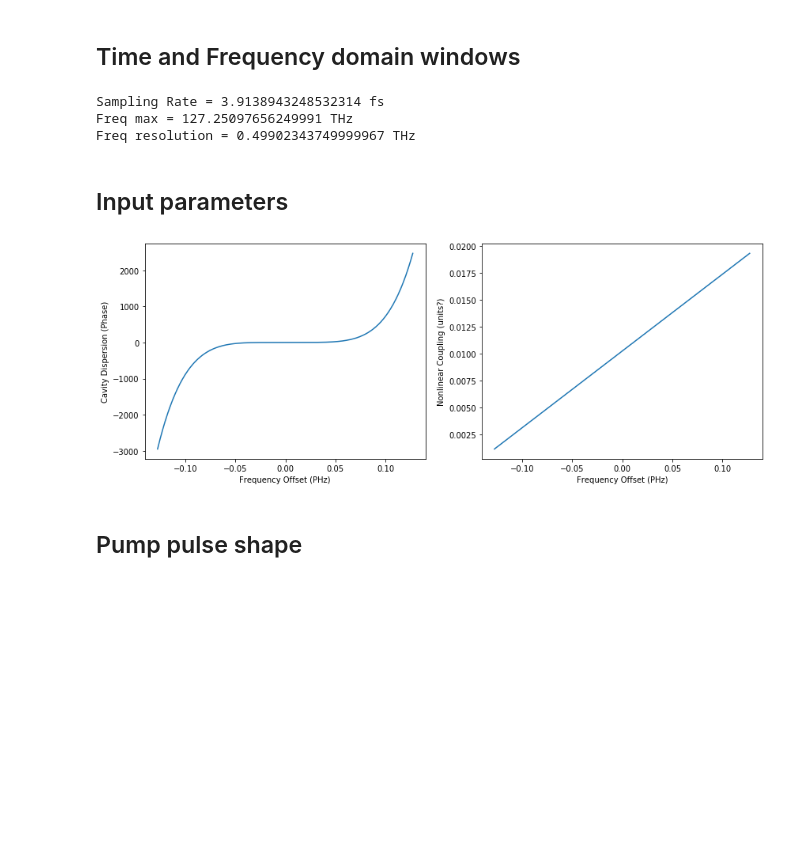
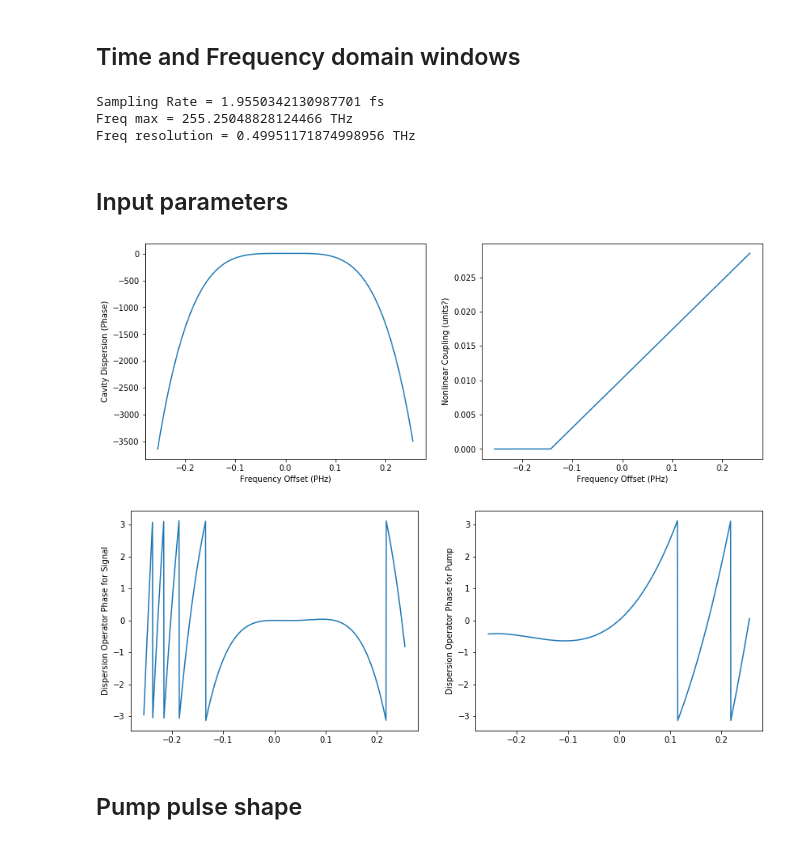
Before and after one commit to ledezmaluism/snow, a Jupyter notebook: Notebooks/Nonlinear_Pulse_3.ipynb, the cells around one changed output. Saved outputs shown, nothing was run; the diff lists cells and outputs as text; code cells hidden in the pictures; blank space fills up the shorter version.

```diff
--- a/Notebooks/Nonlinear_Pulse_3.ipynb
+++ b/Notebooks/Nonlinear_Pulse_3.ipynb
@@ -157,7 +103,7 @@ def opo(b_input, N, L, h, Da, Db, fb, kappa, plot=False):
 ## Time and Frequency domain windows
 # %%
 #Simulation window setup
-NFFT = 2**9 #Fourier size
+NFFT = 2**10 #Fourier size
 
 Tmax = 1000 #(fs) window will go from -Tmax to Tmax)
 t = np.linspace(-Tmax, Tmax, NFFT)
@@ -166,13 +112,13 @@ print('Sampling Rate =', ts, 'fs')
 # window = np.hamming(N)
 
 #Frequency domain
-Omega = 2*pi*np.fft.fftfreq(t.size, ts) #Angular frequencies
+Omega = 2*pi*fftfreq(t.size, ts) #Angular frequencies
 print('Freq max =', np.amax(Omega)*1e3/(2*pi), 'THz')
 print('Freq resolution =', Omega[1]*1e3/(2*pi), 'THz')
 # %% [output]
-Sampling Rate = 3.9138943248532314 fs
-Freq max = 127.25097656249991 THz
-Freq resolution = 0.49902343749999967 THz
+Sampling Rate = 1.9550342130987701 fs
+Freq max = 255.25048828124466 THz
+Freq resolution = 0.49951171874998956 THz
 # %% [markdown]
 ## Input parameters
 # %%
@@ -188,6 +134,7 @@ l = c*dT/wlb #Detuning parameter l
 pump_pwr = 0.5 #Average pump power (W)
 Tp = 70 #Input pulse width (fs)
 Ws = 14e-3 #Beam waist of signal (mm)
+Nrt = 300 #Round trips
 
 #Cavity dispersion parameters
 phi2 = 25
@@ -197,44 +144,57 @@ phi5 = 983328
 
 #Crystal parameters
 L = 1 #mm
+h = L/50 #Distance step Size
 alpha_a = 0.00691 #loss for signal in crystal (1/mm)
 alpha_b = 0.00691 #loss for pump in crystal (1/mm)
 u = 112.778 #Group velocity mismatch (fs/mm)
 b2a = -53.64 #second order GVD signal (fs^2/mm)
 b3a = 756.14 #third order GVD signal (fs^3/mm)
 b4a = -2924.19 #fourth order GVD signal (fs^4/mm)
 b2b = 240.92 #second order GVD pump (fs^2/mm)
 b3b = 211.285 #second order GVD pump (fs^3/mm)
 b4b = -18.3758 #second order GVD pump (fs^4/mm)
 deff = 2/pi*16e-9 #effective nonlinear coefficient (mm/V)
 na = 2.2333# refractive index at signal
 nb = 2.1935# refractive index at pump
 
 kappa = np.sqrt(2*377)*deff*(Omega+wa)/(Ws*na*c*np.sqrt(pi*nb)) #Nonlinear coupling
-# kappa = np.clip(kappa, a_min=0, a_max=None)
+kappa = np.clip(kappa, a_min=0, a_max=None)
 
 #Linear operators
 # Da = np.exp(-alpha_a/2 + 1j*b2a*Omega**2/2 - 1j*b3a*Omega**3/6 + 1j*b4a*Omega**4/24)
 # Db = np.exp(-alpha_b/2 - 1j*u*Omega + 1j*b2b*Omega**2/2 - 1j*b3b*Omega**3/6 + 1j*b4b*Omega**4/24)
-Da = np.exp(-alpha_a/2 + 1j*b2a*Omega**2/2 + 1j*b3a*Omega**3/6 + 1j*b4a*Omega**4/24)
-Db = np.exp(-alpha_b/2 + 1j*u*Omega + 1j*b2b*Omega**2/2 + 1j*b3b*Omega**3/6 + 1j*b4b*Omega**4/24)
+Da = alpha_a/2 - 1j*b2a*Omega**2/2 - 1j*b3a*Omega**3/6 - 1j*b4a*Omega**4/24
+Db = alpha_b/2 - 1j*u*Omega - 1j*b2b*Omega**2/2 - 1j*b3b*Omega**3/6 - 1j*b4b*Omega**4/24
+Da = np.exp(-h*Da)
+Db = np.exp(-h*Db)
 
 #Feedback loop
-deltaphi = (phi2/2)*Omega**2 + (phi3/6)*Omega**3 + (phi4/24)*Omega**4 + (phi5/120)*Omega**5
-phi = pi*l + l*(wla*1e-3)/(2*c)*Omega + deltaphi
-fb = np.sqrt(Co_loss)*np.exp(-1j*phi)
+deltaphi = (phi2/2)*Omega**2 + (phi3/6)*Omega**3 + (phi4/24)*Omega**4 # + (phi5/120)*Omega**5
+phi = pi*l + dT*Omega + deltaphi
+fb = np.sqrt(Co_loss)*np.exp(1j*phi)
 
 fig = plt.figure()
 ax1 = fig.add_subplot(121)
 ax2 = fig.add_subplot(122)
-ax1.plot(np.fft.fftshift(Omega)/(2*pi), np.fft.fftshift(phi));
-ax2.plot(np.fft.fftshift(Omega)/(2*pi), np.fft.fftshift(kappa));
+ax1.plot(fftshift(Omega)/(2*pi), fftshift(phi));
+ax2.plot(fftshift(Omega)/(2*pi), fftshift(kappa));
 ax1.set_xlabel('Frequency Offset (PHz)');
 ax2.set_xlabel('Frequency Offset (PHz)');
 ax1.set_ylabel('Cavity Dispersion (Phase)');
 ax2.set_ylabel('Nonlinear Coupling (units?)');
+
+
+fig = plt.figure()
+ax1 = fig.add_subplot(121)
+ax2 = fig.add_subplot(122)
+ax1.plot(fftshift(Omega)/(2*pi), np.angle(fftshift(Da)));
+ax2.plot(fftshift(Omega)/(2*pi), np.angle(fftshift(Db)));
+ax1.set_ylabel('Dispersion Operator Phase for Signal');
+ax2.set_ylabel('Dispersion Operator Phase for Pump');
 # %% [output]
-[figure, old version]
+[figure, new version]
+[figure, added]
 # %% [markdown]
 ## Pump pulse shape
 # %%
```
Also changed, not shown: parts of 13 cells of this notebook, 6 other files.
